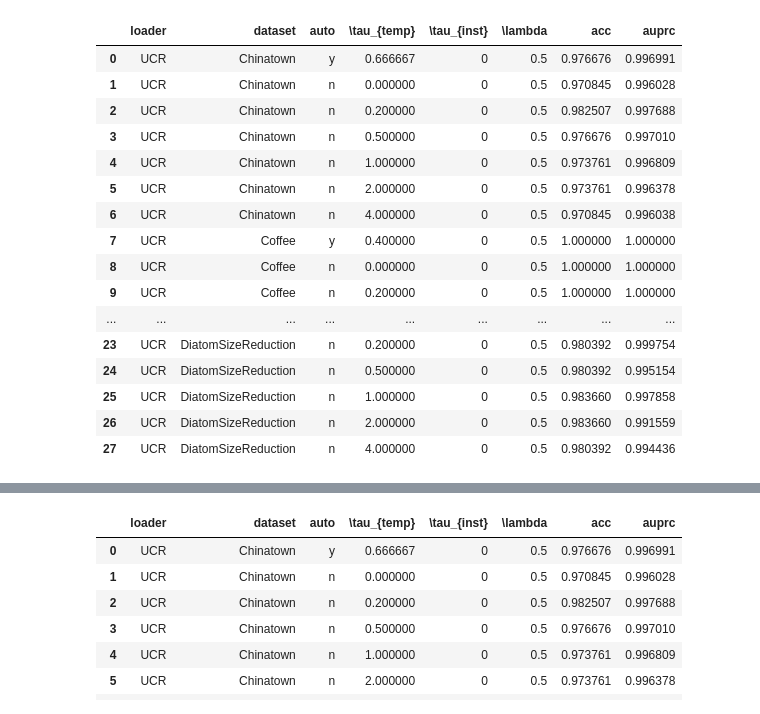
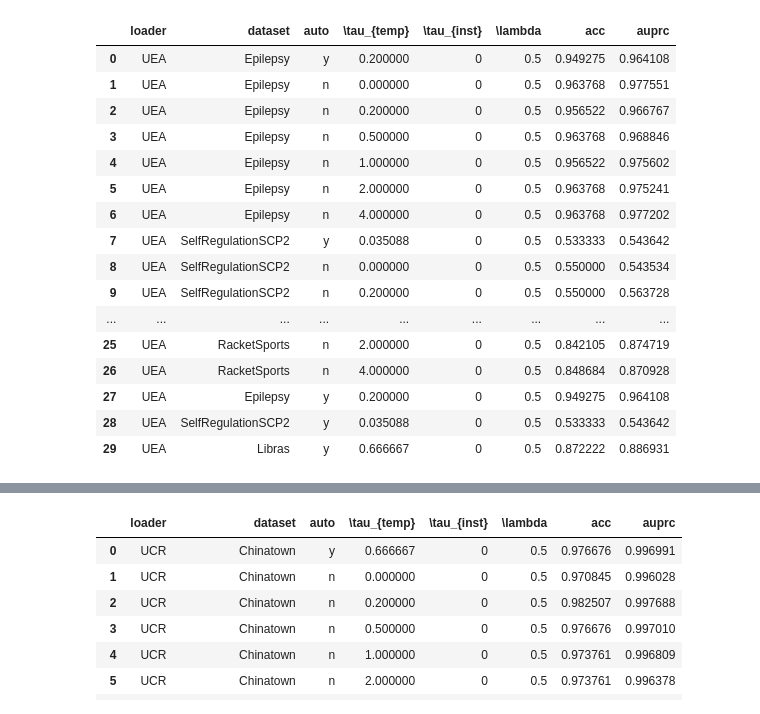
Before and after one commit to savvakonst/models_of_sq_data, a Jupyter notebook: make_tables.ipynb, the cells around one changed output, grey strips where cells are left out. Cells and saved outputs as stored; diff of their text form; code cells hidden in the pictures.

```diff
--- a/make_tables.ipynb
+++ b/make_tables.ipynb
@@ -1,27 +1,27 @@
 # %%
 import pandas as pd
 # %%
-df = pd.read_csv("classification.csv",sep="\t")
+df = pd.read_csv("classification_multivar.csv",sep="\t")
 
 df
 # %% [output]
 |  | loader | dataset | auto | \tau_{temp} | \tau_{inst} | \lambda | acc | auprc |
-| 0 | UCR | Chinatown | y | 0.666667 | 0 | 0.5 | 0.976676 | 0.996991 |
-| 1 | UCR | Chinatown | n | 0.000000 | 0 | 0.5 | 0.970845 | 0.996028 |
-| 2 | UCR | Chinatown | n | 0.200000 | 0 | 0.5 | 0.982507 | 0.997688 |
-| 3 | UCR | Chinatown | n | 0.500000 | 0 | 0.5 | 0.976676 | 0.997010 |
-| 4 | UCR | Chinatown | n | 1.000000 | 0 | 0.5 | 0.973761 | 0.996809 |
-| 5 | UCR | Chinatown | n | 2.000000 | 0 | 0.5 | 0.973761 | 0.996378 |
-| 6 | UCR | Chinatown | n | 4.000000 | 0 | 0.5 | 0.970845 | 0.996038 |
-| 7 | UCR | Coffee | y | 0.400000 | 0 | 0.5 | 1.000000 | 1.000000 |
-| 8 | UCR | Coffee | n | 0.000000 | 0 | 0.5 | 1.000000 | 1.000000 |
-| 9 | UCR | Coffee | n | 0.200000 | 0 | 0.5 | 1.000000 | 1.000000 |
+| 0 | UEA | Epilepsy | y | 0.200000 | 0 | 0.5 | 0.949275 | 0.964108 |
+| 1 | UEA | Epilepsy | n | 0.000000 | 0 | 0.5 | 0.963768 | 0.977551 |
+| 2 | UEA | Epilepsy | n | 0.200000 | 0 | 0.5 | 0.956522 | 0.966767 |
+| 3 | UEA | Epilepsy | n | 0.500000 | 0 | 0.5 | 0.963768 | 0.968846 |
+| 4 | UEA | Epilepsy | n | 1.000000 | 0 | 0.5 | 0.956522 | 0.975602 |
+| 5 | UEA | Epilepsy | n | 2.000000 | 0 | 0.5 | 0.963768 | 0.975241 |
+| 6 | UEA | Epilepsy | n | 4.000000 | 0 | 0.5 | 0.963768 | 0.977202 |
+| 7 | UEA | SelfRegulationSCP2 | y | 0.035088 | 0 | 0.5 | 0.533333 | 0.543642 |
+| 8 | UEA | SelfRegulationSCP2 | n | 0.000000 | 0 | 0.5 | 0.550000 | 0.543534 |
+| 9 | UEA | SelfRegulationSCP2 | n | 0.200000 | 0 | 0.5 | 0.550000 | 0.563728 |
 | ... | ... | ... | ... | ... | ... | ... | ... | ... |
-| 23 | UCR | DiatomSizeReduction | n | 0.200000 | 0 | 0.5 | 0.980392 | 0.999754 |
-| 24 | UCR | DiatomSizeReduction | n | 0.500000 | 0 | 0.5 | 0.980392 | 0.995154 |
-| 25 | UCR | DiatomSizeReduction | n | 1.000000 | 0 | 0.5 | 0.983660 | 0.997858 |
-| 26 | UCR | DiatomSizeReduction | n | 2.000000 | 0 | 0.5 | 0.983660 | 0.991559 |
-| 27 | UCR | DiatomSizeReduction | n | 4.000000 | 0 | 0.5 | 0.980392 | 0.994436 |
+| 25 | UEA | RacketSports | n | 2.000000 | 0 | 0.5 | 0.842105 | 0.874719 |
+| 26 | UEA | RacketSports | n | 4.000000 | 0 | 0.5 | 0.848684 | 0.870928 |
+| 27 | UEA | Epilepsy | y | 0.200000 | 0 | 0.5 | 0.949275 | 0.964108 |
+| 28 | UEA | SelfRegulationSCP2 | y | 0.035088 | 0 | 0.5 | 0.533333 | 0.543642 |
+| 29 | UEA | Libras | y | 0.666667 | 0 | 0.5 | 0.872222 | 0.886931 |
 # %%
 df_tmp_forecast_forecast = df.drop(columns=["loader","\\lambda","\\tau_{inst}"])
 
```
Also changed, not shown: parts of 2 cells of this notebook, 2 other files.
